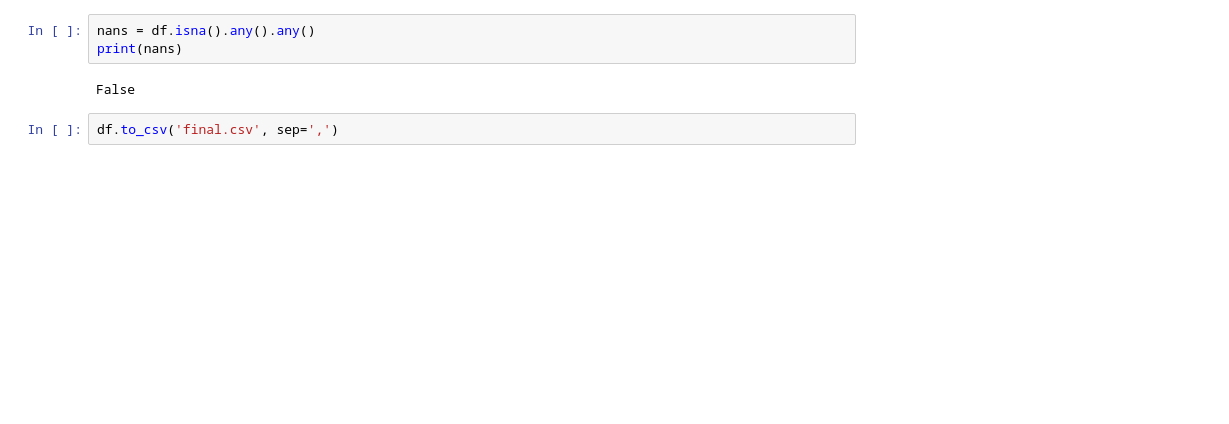
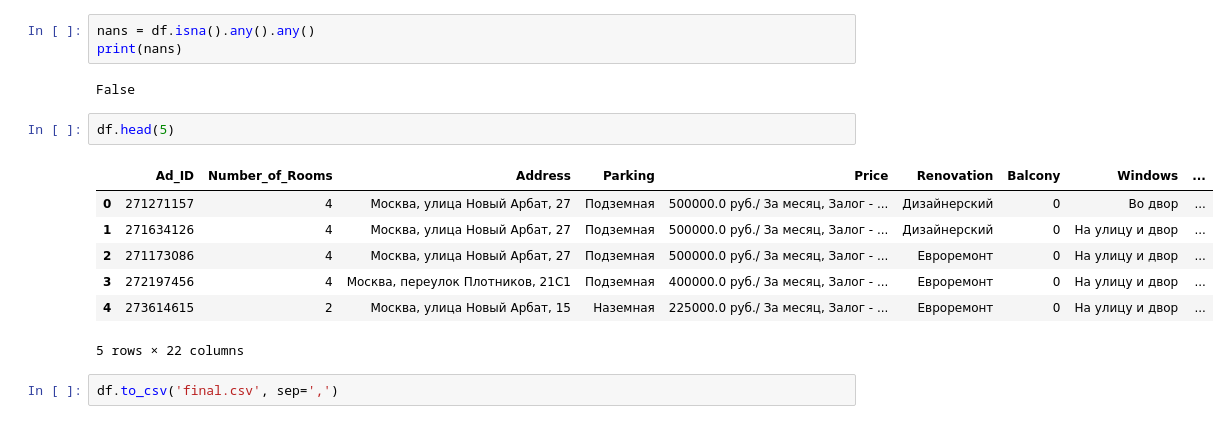
Before and after one commit to SoloYolo7/RealEstate, a Jupyter notebook: preprocessing.ipynb, the cells around one changed output. Cells and saved outputs as stored; diff of their text form; blank space fills up the shorter version.

```diff
--- a/preprocessing.ipynb
+++ b/preprocessing.ipynb
@@ -162,5 +168,15 @@ nans = df.isna().any().any()
 print(nans)
 # %% [output]
 False
+# %%
+df.head(5)
+# %% [output]
+|  | Ad_ID | Number_of_Rooms | Address | Parking | Price | Renovation | Balcony | Windows | ... |
+| 0 | 271271157 | 4 | Москва, улица Новый Арбат, 27 | Подземная | 500000.0 руб./ За месяц, Залог - ... | Дизайнерский | 0 | Во двор | ... |
+| 1 | 271634126 | 4 | Москва, улица Новый Арбат, 27 | Подземная | 500000.0 руб./ За месяц, Залог - ... | Дизайнерский | 0 | На улицу и двор | ... |
+| 2 | 271173086 | 4 | Москва, улица Новый Арбат, 27 | Подземная | 500000.0 руб./ За месяц, Залог - ... | Евроремонт | 0 | На улицу и двор | ... |
+| 3 | 272197456 | 4 | Москва, переулок Плотников, 21С1 | Подземная | 400000.0 руб./ За месяц, Залог - ... | Евроремонт | 0 | На улицу и двор | ... |
+| 4 | 273614615 | 2 | Москва, улица Новый Арбат, 15 | Наземная | 225000.0 руб./ За месяц, Залог - ... | Евроремонт | 0 | На улицу и двор | ... |
+5 rows × 22 columns
 # %%
 df.to_csv('final.csv', sep=',')
```
Also changed, not shown: parts of 3 cells of this notebook.
